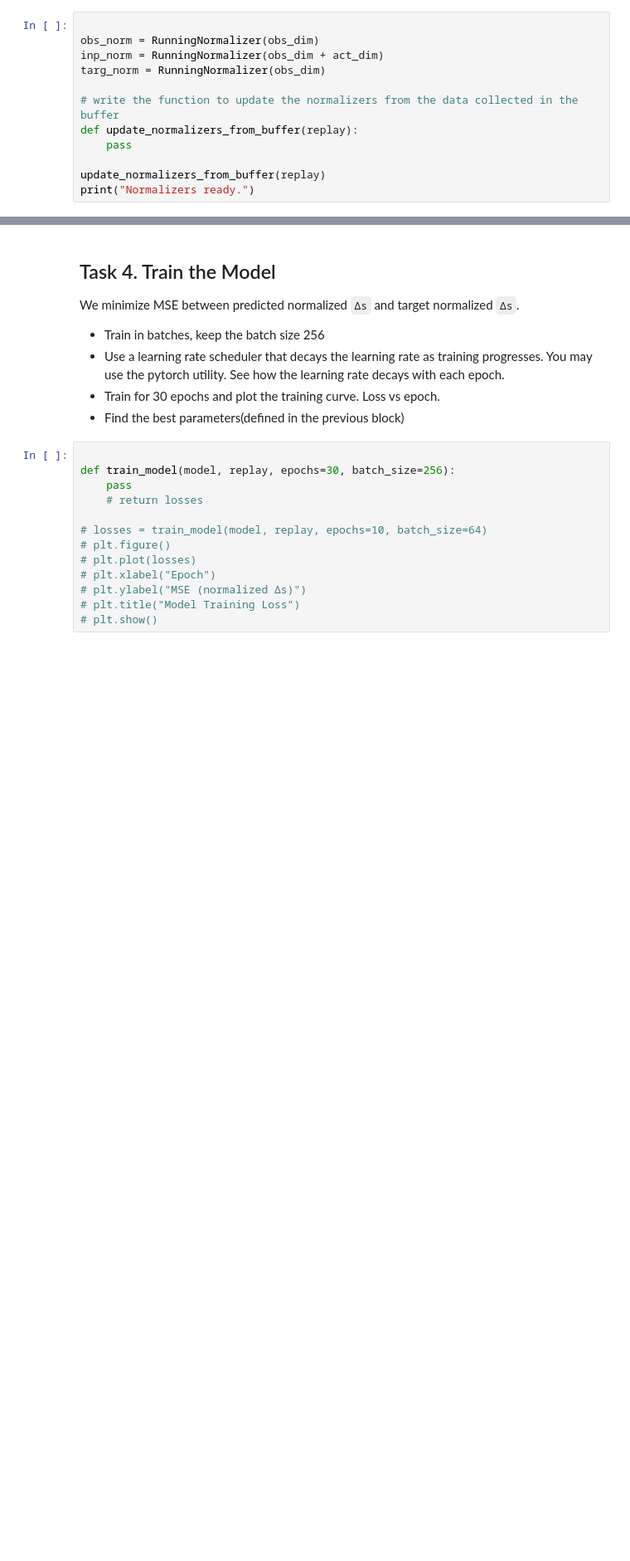
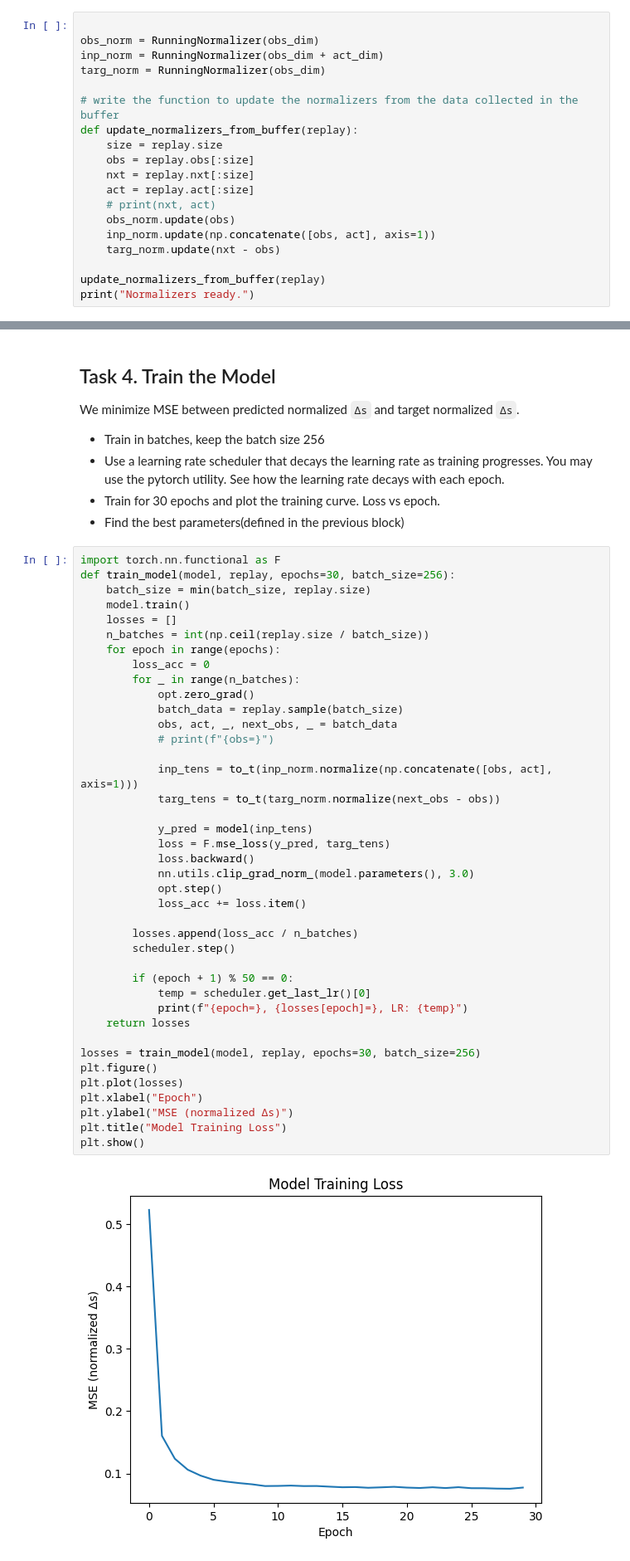
Before and after one commit to simkarwin/RL1, a Jupyter notebook: lab10_half_cheetah_dynamics.ipynb, the cells around one changed output, grey strips where cells are left out. Shown at 83% size. Drawn from its saved outputs; the diff is of its cells as text; blank space fills up the shorter version.

```diff
--- a/lab10_half_cheetah_dynamics.ipynb
+++ b/lab10_half_cheetah_dynamics.ipynb
@@ -141,7 +197,14 @@ targ_norm = RunningNormalizer(obs_dim)
 
 # write the function to update the normalizers from the data collected in the buffer
 def update_normalizers_from_buffer(replay):
-    pass
+    size = replay.size
+    obs = replay.obs[:size]
+    nxt = replay.nxt[:size]
+    act = replay.act[:size]
+    # print(nxt, act)
+    obs_norm.update(obs)
+    inp_norm.update(np.concatenate([obs, act], axis=1))
+    targ_norm.update(nxt - obs)
 
 update_normalizers_from_buffer(replay)
 print("Normalizers ready.")
@@ -191,18 +253,47 @@ We minimize MSE between predicted normalized `Δs` and target normalized `Δs`.
 - Train for 30 epochs and plot the training curve. Loss vs epoch.
 - Find the best parameters(defined in the previous block)
 # %%
+import torch.nn.functional as F
+def train_model(model, replay, epochs=30, batch_size=256):
+    batch_size = min(batch_size, replay.size)
+    model.train()
+    losses = []
+    n_batches = int(np.ceil(replay.size / batch_size))
+    for epoch in range(epochs):
+        loss_acc = 0
+        for _ in range(n_batches):
+            opt.zero_grad()
+            batch_data = replay.sample(batch_size)
+            obs, act, _, next_obs, _ = batch_data
+            # print(f"{obs=}")
 
-def train_model(model, replay, epochs=30, batch_size=256):
-    pass
-    # return losses
+            inp_tens = to_t(inp_norm.normalize(np.concatenate([obs, act], axis=1)))
+            targ_tens = to_t(targ_norm.normalize(next_obs - obs))
 
-# losses = train_model(model, replay, epochs=10, batch_size=64)
-# plt.figure()
-# plt.plot(losses)
-# plt.xlabel("Epoch")
-# plt.ylabel("MSE (normalized Δs)")
-# plt.title("Model Training Loss")
-# plt.show()
+            y_pred = model(inp_tens)
+            loss = F.mse_loss(y_pred, targ_tens)
+            loss.backward()
+            nn.utils.clip_grad_norm_(model.parameters(), 3.0)
+            opt.step()
+            loss_acc += loss.item()
+
+        losses.append(loss_acc / n_batches)
+        scheduler.step()
+
+        if (epoch + 1) % 50 == 0:
+            temp = scheduler.get_last_lr()[0]
+            print(f"{epoch=}, {losses[epoch]=}, LR: {temp}")
+    return losses
+
+losses = train_model(model, replay, epochs=30, batch_size=256)
+plt.figure()
+plt.plot(losses)
+plt.xlabel("Epoch")
+plt.ylabel("MSE (normalized Δs)")
+plt.title("Model Training Loss")
+plt.show()
+# %% [output]
+[figure, added]
 # %% [markdown]
 ## Task 5. Validate your model: One-Step and Multi-Step Prediction Error
 
```
Also changed, not shown: parts of 5 cells of this notebook.
